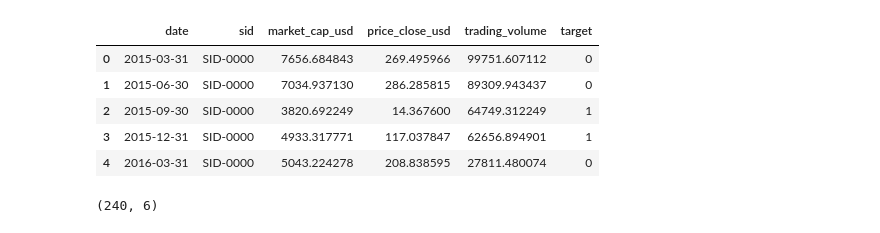
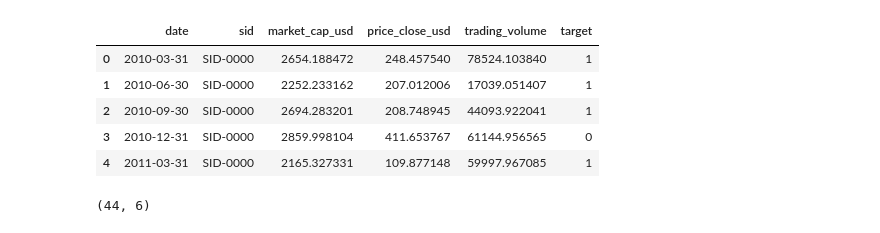
Before and after one commit to DominicPrenovost/AutoML-Practice, a Jupyter notebook: Clean Version 2.ipynb, the cells around one changed output. Drawn from its saved outputs; the diff is of its cells as text; code cells hidden in the pictures.

```diff
--- a/Clean Version 2.ipynb
+++ b/Clean Version 2.ipynb
@@ -16,40 +14,40 @@ def generate_random_dataset(n_actions=50, start_date="2010-01-01", end_date="202
     # Générer une plage de dates quotidienne
     date_range = pd.date_range(start=start_date, end=end_date, freq="Q")  # Fréquence trimestrielle
 
     # Générer des identifiants pour les actions
     sids = [f"SID-{i:04d}" for i in range(n_actions)]
 
     # Liste pour stocker les données
     data = []
 
     for sid in sids:
         for date in date_range:
             # Générer des valeurs aléatoires pour les variables explicatives et la cible
             market_cap_usd = np.random.uniform(100, 10000)  # Capitalisation aléatoire
             price_close_usd = np.random.uniform(10, 500)    # Prix de clôture
             trading_volume = np.random.uniform(1000, 100000)  # Volume de trading
             target = np.random.choice([0, 1])  # Variable cible (0 ou 1)
 
             # Ajouter la ligne au dataset
             data.append([date, sid, market_cap_usd, price_close_usd, trading_volume, target])
 
     # Convertir en DataFrame
     df = pd.DataFrame(data, columns=["date", "sid", "market_cap_usd", "price_close_usd", "trading_volume", "target"])
     return df
 
 # Générer un dataset fictif
-df_random = generate_random_dataset(n_actions=10, start_date="2015-01-01", end_date="2020-12-31")
+df_random = generate_random_dataset(n_actions=1, start_date="2010-01-01", end_date="2020-12-31")
 
 # Afficher un aperçu
 df_random.head()
 # %% [output]
 |  | date | sid | market_cap_usd | price_close_usd | trading_volume | target |
-| 0 | 2015-03-31 | SID-0000 | 7656.684843 | 269.495966 | 99751.607112 | 0 |
-| 1 | 2015-06-30 | SID-0000 | 7034.937130 | 286.285815 | 89309.943437 | 0 |
-| 2 | 2015-09-30 | SID-0000 | 3820.692249 | 14.367600 | 64749.312249 | 1 |
-| 3 | 2015-12-31 | SID-0000 | 4933.317771 | 117.037847 | 62656.894901 | 1 |
-| 4 | 2016-03-31 | SID-0000 | 5043.224278 | 208.838595 | 27811.480074 | 0 |
+| 0 | 2010-03-31 | SID-0000 | 2654.188472 | 248.457540 | 78524.103840 | 1 |
+| 1 | 2010-06-30 | SID-0000 | 2252.233162 | 207.012006 | 17039.051407 | 1 |
+| 2 | 2010-09-30 | SID-0000 | 2694.283201 | 208.748945 | 44093.922041 | 1 |
+| 3 | 2010-12-31 | SID-0000 | 2859.998104 | 411.653767 | 61144.956565 | 0 |
+| 4 | 2011-03-31 | SID-0000 | 2165.327331 | 109.877148 | 59997.967085 | 1 |
 # %%
 df_random.shape
 # %% [output]
-(240, 6)
+(44, 6)
```
Also changed, not shown: parts of 4 cells of this notebook, 3 other files.
